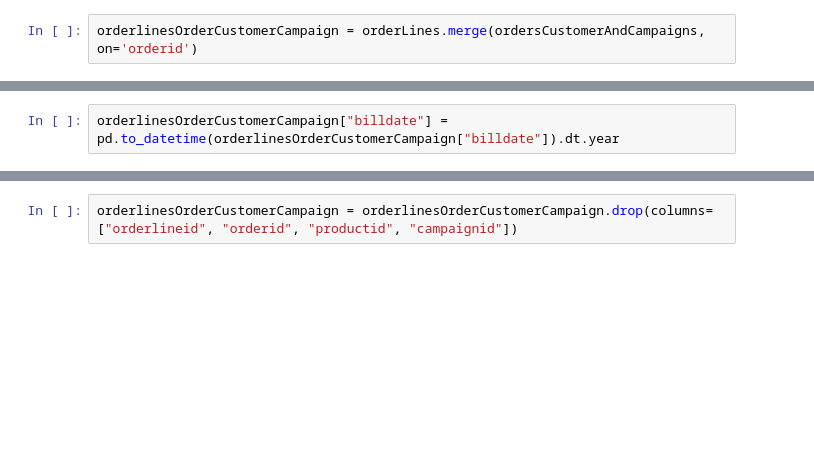
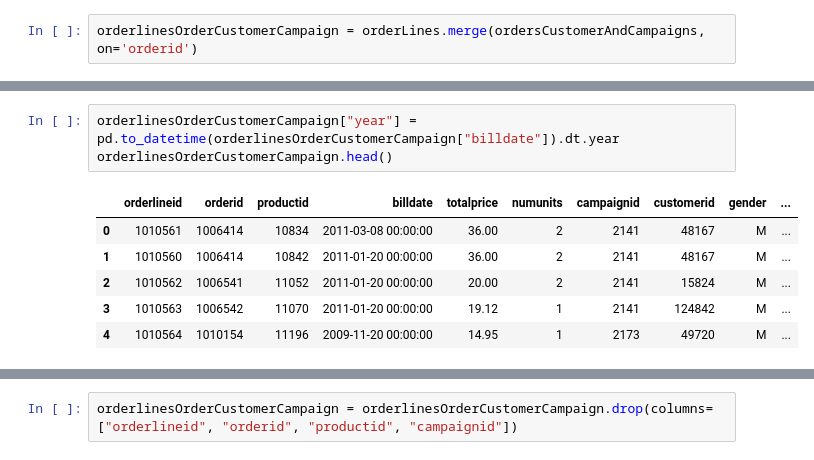
Before and after one commit to MariuszWroc/dataScience, a Jupyter notebook: data science - projekt.ipynb, the cells around one changed output, grey strips where cells are left out. Cells and saved outputs as stored; diff of their text form; blank space fills up the shorter version.

```diff
--- a/data science - projekt.ipynb
+++ b/data science - projekt.ipynb
@@ -158,4 +158,12 @@ orderlinesOrderCustomerCampaign.head(20)
 | 18 | 1010578 | 1010227 | 10006 | 2010-12-15 00:00:00 | 7.50 | 1 | 2141 | 36418 | M | ... |
 | 19 | 1010579 | 1010228 | 11083 | 2010-12-10 00:00:00 | 34.95 | 1 | 2173 | 131106 | M | ... |
 # %%
-orderlinesOrderCustomerCampaign["billdate"] = pd.to_datetime(orderlinesOrderCustomerCampaign["billdate"]).dt.year
+orderlinesOrderCustomerCampaign["year"] = pd.to_datetime(orderlinesOrderCustomerCampaign["billdate"]).dt.year
+orderlinesOrderCustomerCampaign.head()
+# %% [output]
+|  | orderlineid | orderid | productid | billdate | totalprice | numunits | campaignid | customerid | gender | ... |
+| 0 | 1010561 | 1006414 | 10834 | 2011-03-08 00:00:00 | 36.00 | 2 | 2141 | 48167 | M | ... |
+| 1 | 1010560 | 1006414 | 10842 | 2011-01-20 00:00:00 | 36.00 | 2 | 2141 | 48167 | M | ... |
+| 2 | 1010562 | 1006541 | 11052 | 2011-01-20 00:00:00 | 20.00 | 2 | 2141 | 15824 | M | ... |
+| 3 | 1010563 | 1006542 | 11070 | 2011-01-20 00:00:00 | 19.12 | 1 | 2141 | 124842 | M | ... |
+| 4 | 1010564 | 1010154 | 11196 | 2009-11-20 00:00:00 | 14.95 | 1 | 2173 | 49720 | M | ... |
```
Also changed, not shown: parts of 18 cells of this notebook.
